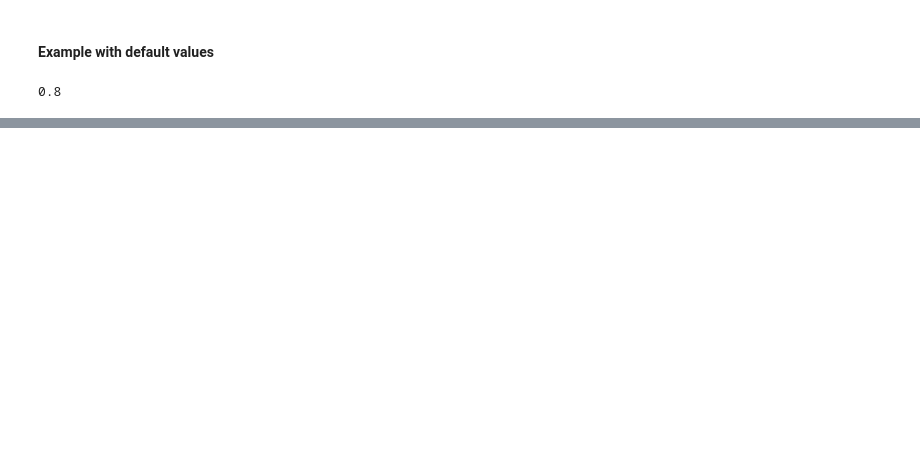
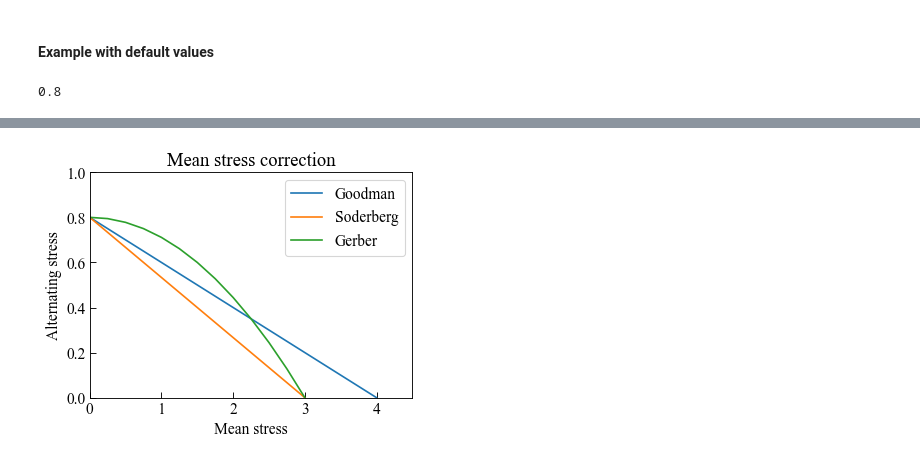
Before and after one commit to dpzhuX/ffpack, a Jupyter notebook: docs/source/moduleCookbook/lccMeanStressCorrection.ipynb, the cells around one changed output, grey strips where cells are left out. Saved outputs shown, nothing was run; the diff lists cells and outputs as text; code cells hidden in the pictures; blank space fills up the shorter version.

```diff
--- a/docs/source/moduleCookbook/lccMeanStressCorrection.ipynb
+++ b/docs/source/moduleCookbook/lccMeanStressCorrection.ipynb
@@ -97,0 +272,43 @@ plt.show()
+# %%
+sigmaFL = 0.8            # assumed fatigue limit
+yieldStrength = 3.0      # assumed yield strength
+ultimateStrength = 4.0   # assumed ultimate strength
+# %%
+fig, ax = plt.subplots()
+
+xYield = np.arange(0, yieldStrength + 0.25, 0.25)
+xUltimate = np.arange(0, ultimateStrength + 0.25, 0.25)
+
+def calcGoodman(mean):
+    rst = 1 - mean / ultimateStrength
+    return rst * sigmaFL
+
+def calcSoderberg(mean):
+    rst = 1 - mean / yieldStrength
+    return rst * sigmaFL
+
+def calcGerber(mean):
+    rst = 1 - (mean / yieldStrength) ** 2
+    return rst * sigmaFL
+
+yGoodman = [calcGoodman(mean) for mean in xUltimate]
+ySoderberg = [calcSoderberg(mean) for mean in xYield]
+yGerber = [calcGerber(mean) for mean in xYield]
+ax.plot( xUltimate, yGoodman, "-", label='Goodman' )
+ax.plot( xYield, ySoderberg, "-", label='Soderberg' )
+ax.plot( xYield, yGerber, "-", label='Gerber' )
+plt.legend()
+
+ax.tick_params( axis='x', direction="in", length=5 )
+ax.tick_params( axis='y', direction="in", length=5 )
+plt.xlim( left=0, right=4.5 )
+plt.ylim( bottom=0, top=1 )
+
+ax.set_xlabel( "Mean stress" )
+ax.set_ylabel( "Alternating stress" )
+ax.set_title( "Mean stress correction" )
+
+plt.tight_layout()
+plt.show()
+# %% [output]
+[figure, added]
```
Also changed, not shown: parts of 22 cells of this notebook, 3 other files.
